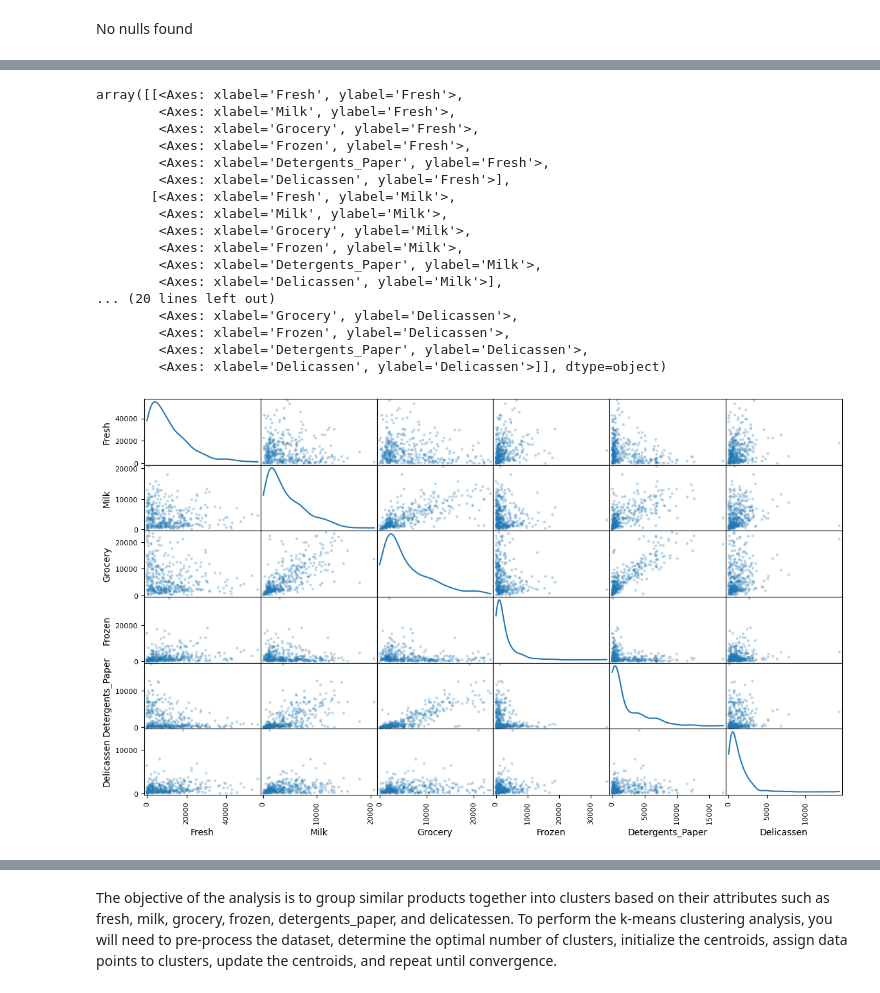
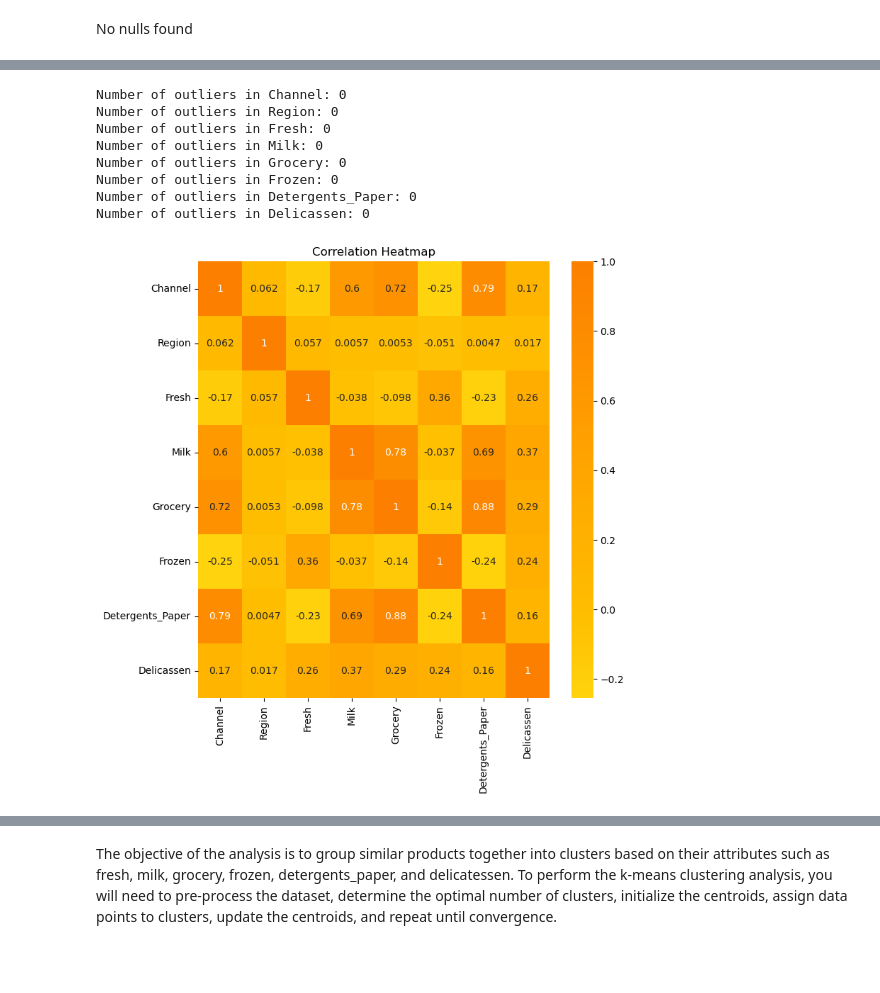
Before and after one commit to oyebolakolapo/ML_Project_Unsupervised_Learning, a Jupyter notebook: Unsupervised Learning - Project.ipynb, the cells around one changed output, grey strips where cells are left out. Drawn from its saved outputs; the diff is of its cells as text; code cells hidden in the pictures; blank space fills up the shorter version.

```diff
--- a/Unsupervised Learning - Project.ipynb
+++ b/Unsupervised Learning - Project.ipynb
@@ -37,7 +69,7 @@ from sklearn.preprocessing import QuantileTransformer
 # Importing the Dataset
 #try:
 dataset = pd.read_csv("/Users/cegrib/Downloads/Wholesale_Data.csv")
-dataset.drop(labels=(['Channel','Region']),axis=1,inplace=True)
+#dataset.drop(labels=(['Channel','Region']),axis=1,inplace=True)
     #print('Wholesale customers has {} samples with {} features each'.format(*data.shape))
 #except:
    # print('Sorry! Dataset could not be loaded.')
@@ -102,0 +169,2 @@ No nulls found
+# %%
+dataset.Region=dataset.Region.map({3:'Other',2:'Lisbon',1:'Oporto'})
@@ -102,0 +178,2 @@ No nulls found
+# %%
+dataset.Channel=dataset.Channel.map({1:'Horeca',2:'Retail'})
@@ -343,22 +297,31 @@ p = useful_data.hist(figsize = (15,15))
+# %%
+# Reconfirm outliers
+
+def detect_outliers(dataframe, column):
+    Q1 = dataframe[column].quantile(0.25)
+    Q3 = dataframe[column].quantile(0.75)
+    IQR = Q3 - Q1
+    outliers = dataframe[(dataframe[column] < Q1 - 1.5*IQR) | (dataframe[column] > Q3 + 1.5*IQR)]
+    return outliers
+
+# Detect and print number of outliers for each feature
+for column in dataset.columns:
+    outliers = detect_outliers(dataset, column)
+    print(f'Number of outliers in {column}: {len(outliers)}')
+# %% [output]
+Number of outliers in Channel: 0
+Number of outliers in Region: 0
+Number of outliers in Fresh: 0
+Number of outliers in Milk: 0
+Number of outliers in Grocery: 0
+Number of outliers in Frozen: 0
+Number of outliers in Detergents_Paper: 0
+Number of outliers in Delicassen: 0
 # %%
-# Produce a scatter matrix for each pair of features in the data
-pd.plotting.scatter_matrix(useful_data, alpha = 0.3, figsize = (14,8), diagonal = 'kde')
+# Heatmap for correlation between variables
+plt.figure(figsize=(8, 8))
+sns.heatmap(dataset.corr(), annot=True, cmap='Wistia', center=0)
+plt.title('Correlation Heatmap')
+plt.show()
 # %% [output]
-array([[<Axes: xlabel='Fresh', ylabel='Fresh'>,
-        <Axes: xlabel='Milk', ylabel='Fresh'>,
-        <Axes: xlabel='Grocery', ylabel='Fresh'>,
-        <Axes: xlabel='Frozen', ylabel='Fresh'>,
-        <Axes: xlabel='Detergents_Paper', ylabel='Fresh'>,
-        <Axes: xlabel='Delicassen', ylabel='Fresh'>],
-       [<Axes: xlabel='Fresh', ylabel='Milk'>,
-        <Axes: xlabel='Milk', ylabel='Milk'>,
-        <Axes: xlabel='Grocery', ylabel='Milk'>,
-        <Axes: xlabel='Frozen', ylabel='Milk'>,
-        <Axes: xlabel='Detergents_Paper', ylabel='Milk'>,
-        <Axes: xlabel='Delicassen', ylabel='Milk'>],
-... (20 lines left out)
-        <Axes: xlabel='Grocery', ylabel='Delicassen'>,
-        <Axes: xlabel='Frozen', ylabel='Delicassen'>,
-        <Axes: xlabel='Detergents_Paper', ylabel='Delicassen'>,
-        <Axes: xlabel='Delicassen', ylabel='Delicassen'>]], dtype=object)
-[figure, old version]
+[figure, new version]
```
Also changed, not shown: parts of 75 cells of this notebook.
